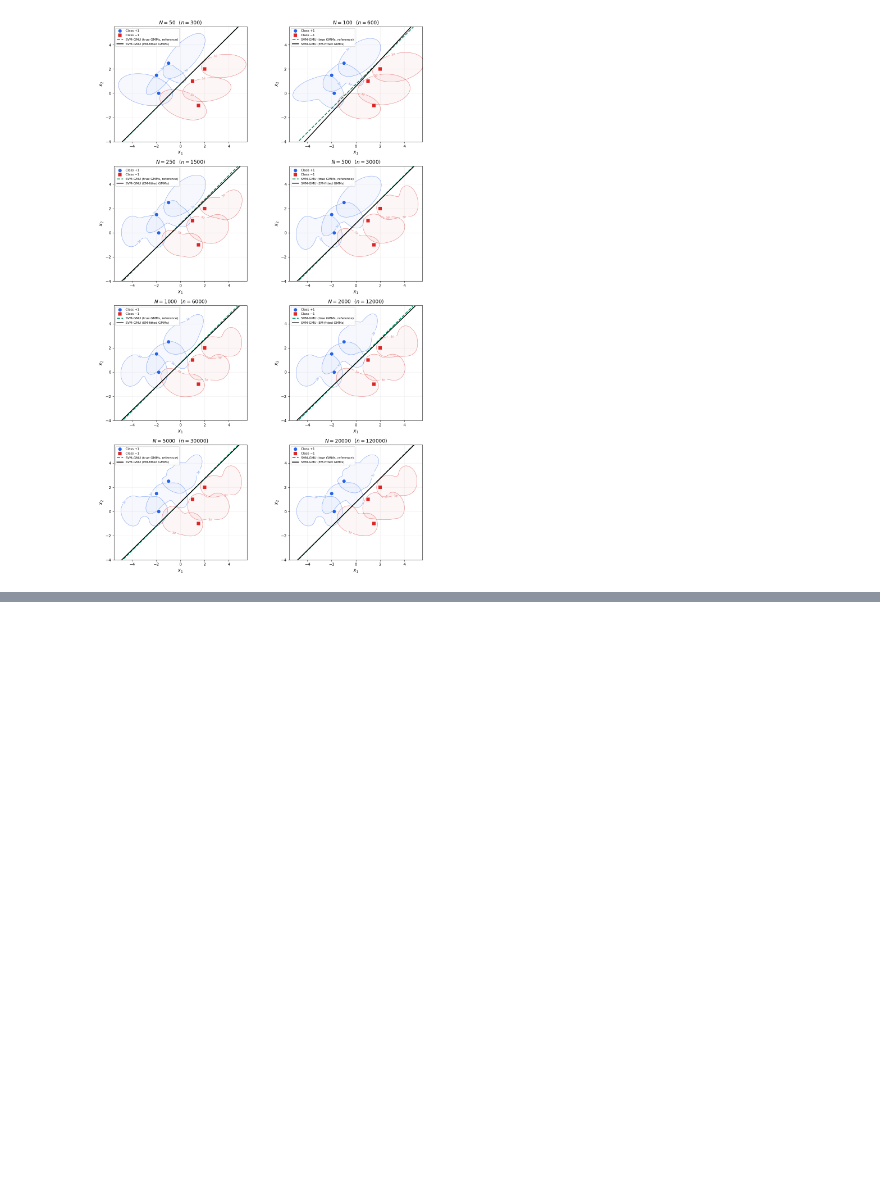
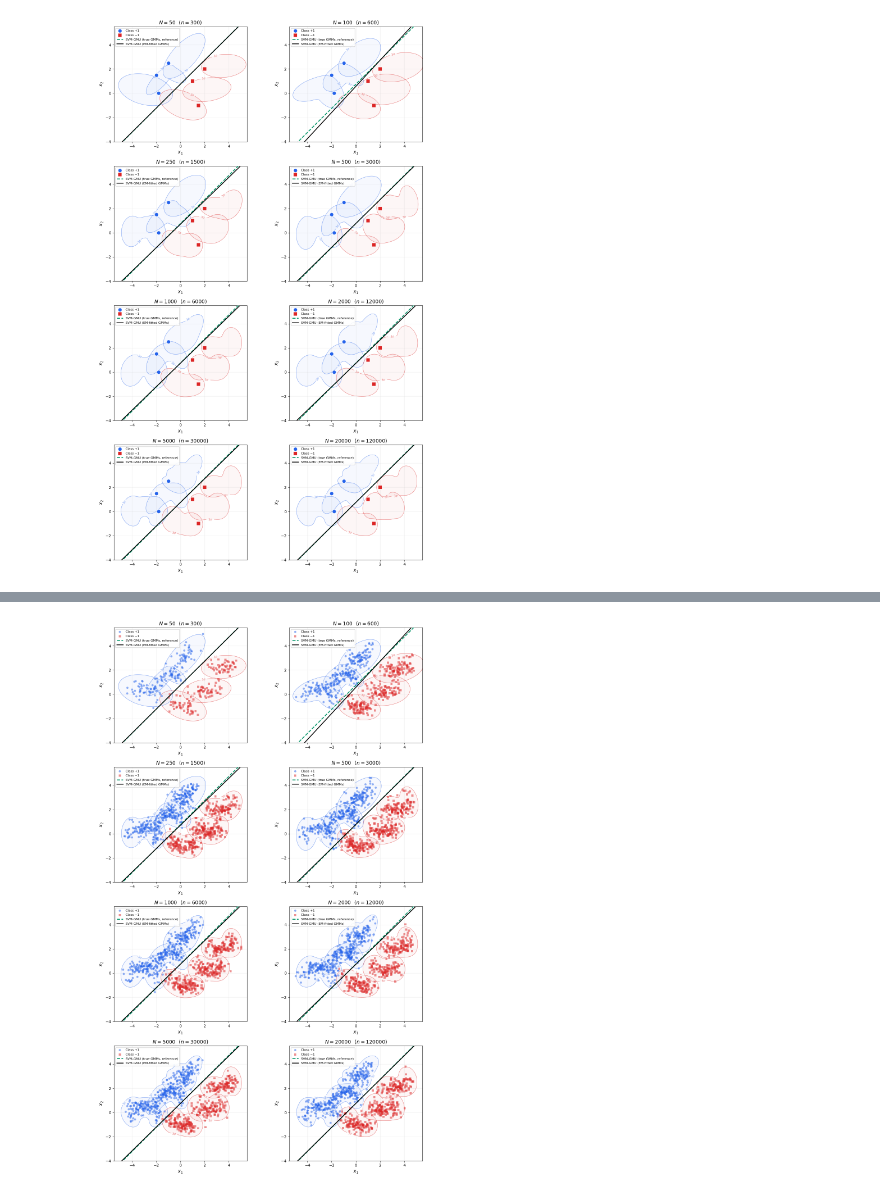
Before and after one commit to SushrutGaikwad/svm-gmu, a Jupyter notebook: experiments/em_fitted_gmu.ipynb, the cells around one changed output, grey strips where cells are left out. Drawn from its saved outputs; the diff is of its cells as text; code cells hidden in the pictures; blank space fills up the shorter version.

```diff
--- a/experiments/em_fitted_gmu.ipynb
+++ b/experiments/em_fitted_gmu.ipynb
@@ -273,9 +273,15 @@ for n in N_VALUES:
     rng = np.random.default_rng(draw_seed)
 
     su_hat = []
-    for gmm in sample_uncertainty:
+    X_parts, y_parts = [], []
+    for i, gmm in enumerate(sample_uncertainty):
         pts = sample_from_gmm(gmm, n, rng)
         su_hat.append(fit_gmm_bic(pts, M_CANDIDATES, N_INIT, seed=draw_seed))
+        # Keep the sampled cloud (labeled by its parent) for plotting later.
+        X_parts.append(pts)
+        y_parts.append(np.full(n, y[i], dtype=np.float64))
+    X_exp = np.vstack(X_parts)
+    y_exp = np.concatenate(y_parts)
 
     model = SvmGmu(lam=LAM, max_iter=SVM_ITER, batch_size=6, random_state=SVM_SEED)
     model.fit(X, y, sample_uncertainty=su_hat)
@@ -285,6 +291,7 @@ for n in N_VALUES:
 
     records.append({
         "n": n, "n_total": 6 * n, "su_hat": su_hat,
+        "X_exp": X_exp, "y_exp": y_exp,
         "w": w_n, "b": b_n,
         "angle": angle, "offset": offset, "rms": rms, "m_chosen": m_chosen,
     })
@@ -369 +380,77 @@ plt.show()
+# %%
+# Same per-N panels as above, but overlay the sampled cloud each EM fit was
+# trained on instead of the six observed points. The contours are the EM-fitted
+# (learned) GMMs for that N, so they differ across panels and across the six
+# clusters; the observed points are not shown.
+SCATTER_CAP = 800
+scatter_rng = np.random.default_rng(MASTER_SEED + 1)
+
+n_rows, n_cols = 4, 2
+fig, axes = plt.subplots(n_rows, n_cols, figsize=(6.5 * n_cols, 5.0 * n_rows))
+axes = np.array(axes).reshape(n_rows, n_cols)
+
+xlim, ylim = (-5.5, 5.5), (-4.0, 5.5)
+ref_color, learned_color = "#059669", "black"
+
+for k, r in enumerate(records):
+    ax = axes[k // n_cols, k % n_cols]
+
+    # Layer 1: EM-fitted GMM contours for this N. plot_uncertainty also
+    # scatters the six observed points; strip those PathCollections so only
+    # the learned contours remain.
+    plot_uncertainty(
+        X, y, r["su_hat"], sigmas=(3,),
+        title=rf"$N = {r['n']}$  $\left(n = {r['n_total']}\right)$",
+        ax=ax,
+    )
+    for coll in list(ax.collections):
+        if isinstance(coll, plt.matplotlib.collections.PathCollection):
+            coll.remove()
+
+    # Layer 2: the sampled cloud the EM fit was trained on (subsampled).
+    X_exp, y_exp = r["X_exp"], r["y_exp"]
+    if X_exp.shape[0] > SCATTER_CAP:
+        idx = scatter_rng.choice(X_exp.shape[0], size=SCATTER_CAP, replace=False)
+        X_plot, y_plot = X_exp[idx], y_exp[idx]
+    else:
+        X_plot, y_plot = X_exp, y_exp
+    for label, color, marker, class_label in [
+        (+1, "#2563eb", "o", "Class +1"),
+        (-1, "#dc2626", "s", "Class −1"),
+    ]:
+        mask = y_plot == label
+        ax.scatter(
+            X_plot[mask, 0], X_plot[mask, 1],
+            s=30, c=color, marker=marker,
+            alpha=0.5, edgecolors="none", zorder=2,
+            label=class_label,
+        )
+    ax.set_xlim(xlim)
+    ax.set_ylim(ylim)
+
+    # Layer 3: reference and EM-fitted SVM-GMU boundaries.
+    _draw_line(ax, w_ref, b_ref, xlim, color=ref_color, linewidth=2.2,
+               linestyle="--", zorder=4, label="SVM-GMU (true GMMs, reference)")
+    _draw_line(ax, r["w"], r["b"], xlim, color=learned_color, linewidth=2.0,
+               linestyle="-", zorder=5, label="SVM-GMU (EM-fitted GMMs)")
+    ax.set_xlim(xlim)
+    ax.set_ylim(ylim)
+
+    handles, labels = ax.get_legend_handles_labels()
+    keep = {"Class +1", "Class −1",
+            "SVM-GMU (true GMMs, reference)", "SVM-GMU (EM-fitted GMMs)"}
+    seen, uniq = set(), []
+    for h, l in zip(handles, labels):
+        if l in keep and l not in seen:
+            seen.add(l)
+            uniq.append((h, l))
+    ax.legend([h for h, _ in uniq], [l for _, l in uniq],
+              loc="upper left", fontsize=8, framealpha=0.9)
+
+for k in range(len(records), n_rows * n_cols):
+    axes[k // n_cols, k % n_cols].axis("off")
+fig.tight_layout()
+plt.show()
+# %% [output]
+[figure, added]
 # %% [markdown]
```
Also changed, not shown: parts of 2 cells of this notebook.
